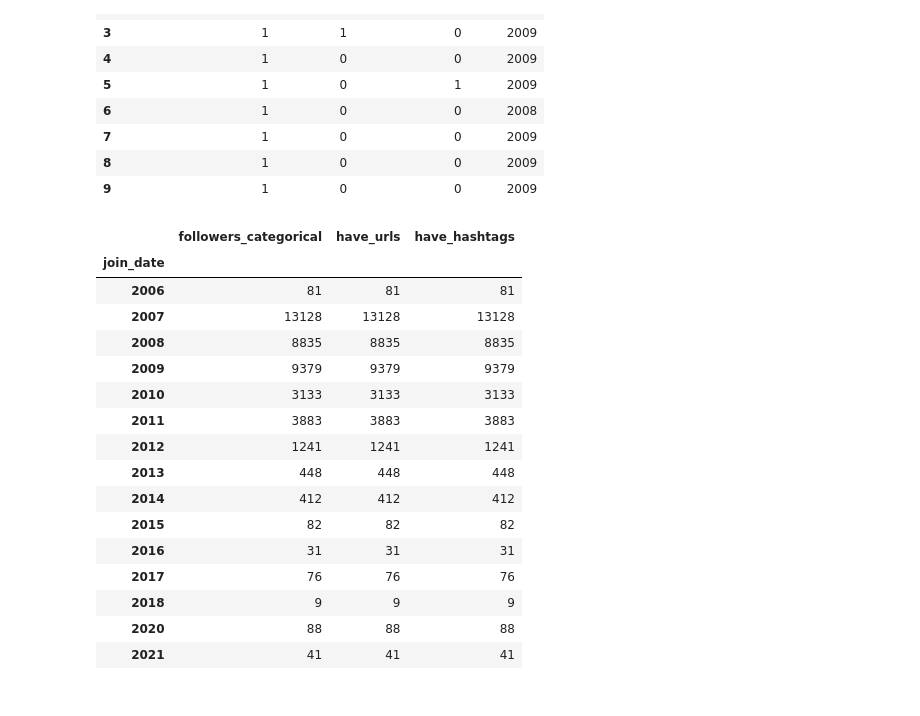
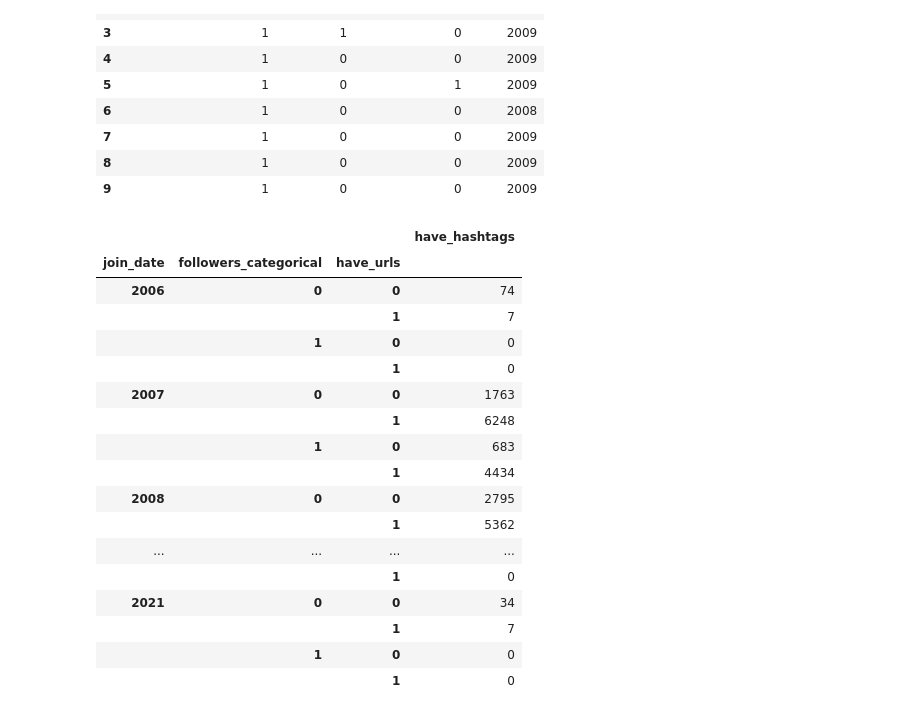
Before and after one commit to julianmelero/twitter-ai, a Jupyter notebook: Analysis/clasification.ipynb, the cells around one changed output. Saved outputs shown, nothing was run; the diff lists cells and outputs as text; code cells hidden in the pictures.

Commit message:
Groupby join_date

```diff
--- a/Analysis/clasification.ipynb
+++ b/Analysis/clasification.ipynb
@@ -277,22 +277,23 @@ variables.head(10)
 | 8 | 1 | 0 | 0 | 2009 |
 | 9 | 1 | 0 | 0 | 2009 |
 # %%
-variables.groupby("join_date").count()
+variables.groupby(["join_date","followers_categorical","have_urls"]).count()
 # %% [output]
-|  | followers_categorical | have_urls | have_hashtags |
-| join_date |  |  |  |
-| 2006 | 81 | 81 | 81 |
-| 2007 | 13128 | 13128 | 13128 |
-| 2008 | 8835 | 8835 | 8835 |
-| 2009 | 9379 | 9379 | 9379 |
-| 2010 | 3133 | 3133 | 3133 |
-| 2011 | 3883 | 3883 | 3883 |
-| 2012 | 1241 | 1241 | 1241 |
-| 2013 | 448 | 448 | 448 |
-| 2014 | 412 | 412 | 412 |
-| 2015 | 82 | 82 | 82 |
-| 2016 | 31 | 31 | 31 |
-| 2017 | 76 | 76 | 76 |
-| 2018 | 9 | 9 | 9 |
-| 2020 | 88 | 88 | 88 |
-| 2021 | 41 | 41 | 41 |
+|  |  |  | have_hashtags |
+| join_date | followers_categorical | have_urls |  |
+| 2006 | 0 | 0 | 74 |
+|  |  | 1 | 7 |
+|  | 1 | 0 | 0 |
+|  |  | 1 | 0 |
+| 2007 | 0 | 0 | 1763 |
+|  |  | 1 | 6248 |
+|  | 1 | 0 | 683 |
+|  |  | 1 | 4434 |
+| 2008 | 0 | 0 | 2795 |
+|  |  | 1 | 5362 |
+| ... | ... | ... | ... |
+|  |  | 1 | 0 |
+| 2021 | 0 | 0 | 34 |
+|  |  | 1 | 7 |
+|  | 1 | 0 | 0 |
+|  |  | 1 | 0 |
```
